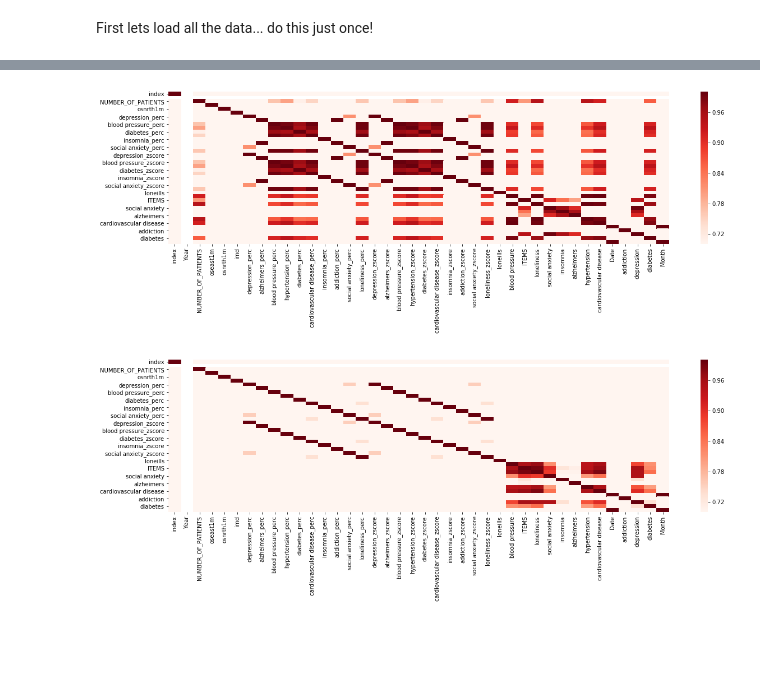
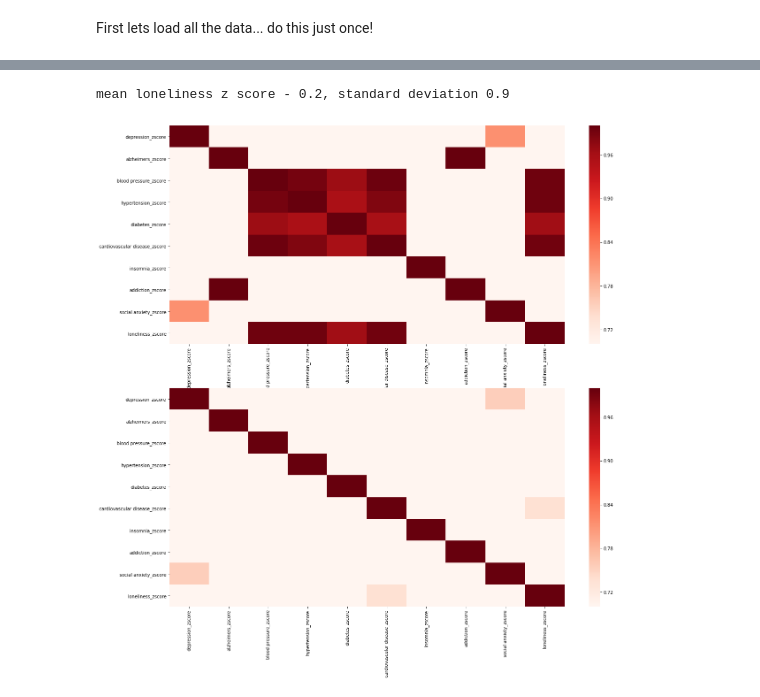
Before and after one commit to sseifeln/JGI, a Jupyter notebook: LanaGeo.ipynb, the cells around one changed output, grey strips where cells are left out. Saved outputs shown, nothing was run; the diff lists cells and outputs as text; code cells hidden in the pictures; blank space fills up the shorter version.

```diff
--- a/LanaGeo.ipynb
+++ b/LanaGeo.ipynb
@@ -63,0 +29,4 @@ Index(['index', 'pcstrip', 'Year', 'NUMBER_OF_PATIENTS', 'SHA', 'PCT',
+# %%
+mData = dataLoader.mergedDataStreams(proc_data,codes)
+mData.reset_index(drop=False, inplace=True)
+mData.groupby(['PCT','Postcode','Year']).aggregate(np.mean)[['NUMBER_OF_PATIENTS','loneliness_zscore']].head(10)
@@ -72,29 +55,27 @@ df = mergedData.groupby(['PCT','pcstrip','SHA','Postcode','Date'])#.apply(getLon
 # %%
 import seaborn as sns
 
-# super simple check of whats correlated with what
-mergedData['Year'] = np.floor(mergedData['Date']/100).astype(int)
-mergedData['Month'] = mergedData['Date'] - 100*mergedData['Year']
-mergedData[['Year','Month','Date']].head(10)
-agg = mergedData.groupby(['PCT','pcstrip','SHA','Postcode']).aggregate(np.mean)
+agg = mData.groupby(['PCT','pcstrip','SHA','Postcode']).aggregate(np.mean)
 # now lets see ones that are 3 sigma away from the mean
 meanScore = agg['loneliness_zscore'].mean()
 stdScore = agg['loneliness_zscore'].std()
-df = agg.loc[ np.abs(agg['loneliness_zscore'] -meanScore) > 5*stdScore ]
-plt.figure(figsize=(20,5))
-correlations = df.corr()
-sns.heatmap(correlations, vmin=0.7, vmax=1 , cmap='Reds')
-plt.show()
+print('mean loneliness z score - %.1f, standard deviation %.1f'%(meanScore,stdScore))
 # %% [output]
-[figure, removed]
+mean loneliness z score - 0.2, standard deviation 0.9
-# %%
-df = agg.loc[ np.abs(agg['loneliness_zscore'] -meanScore) < 5*stdScore ]
-plt.figure(figsize=(20,5))
-correlations = df.corr()
-sns.heatmap(correlations, vmin=0.7, vmax=1 , cmap='Reds')
-plt.show()
-# %% [output]
-[figure, removed]
+# %%
+dfOutliers = agg.loc[ np.abs(agg['loneliness_zscore'] -meanScore) > 5*stdScore ]
+#dfOutliers = dfOutliers.drop( ['Date','Month','Year','ITEMS'] , axis=1)
+dfOutliers = dfOutliers[[s for s in dfOutliers.columns if "zscore"in s]]
+dfNominal = agg.loc[ np.abs(agg['loneliness_zscore'] -meanScore) < 5*stdScore ]
+dfNominal = dfNominal[[s for s in dfOutliers.columns if "zscore"in s]]
+plt.figure(figsize=(20,20))
+plt.subplot(2, 1, 1)
+sns.heatmap(dfOutliers.corr(), vmin=0.7, vmax=1 , cmap='Reds')
+plt.subplot(2, 1, 2)
+sns.heatmap(dfNominal.corr(), vmin=0.7, vmax=1 , cmap='Reds')
+plt.show()
+# %% [output]
+[figure, added]
 # %%
 geo_data = gpd.GeoDataFrame(proc_data,
                             crs = {'init':'epsg:27700'},
```
Also changed, not shown: parts of 4 cells of this notebook, 1 other file.
